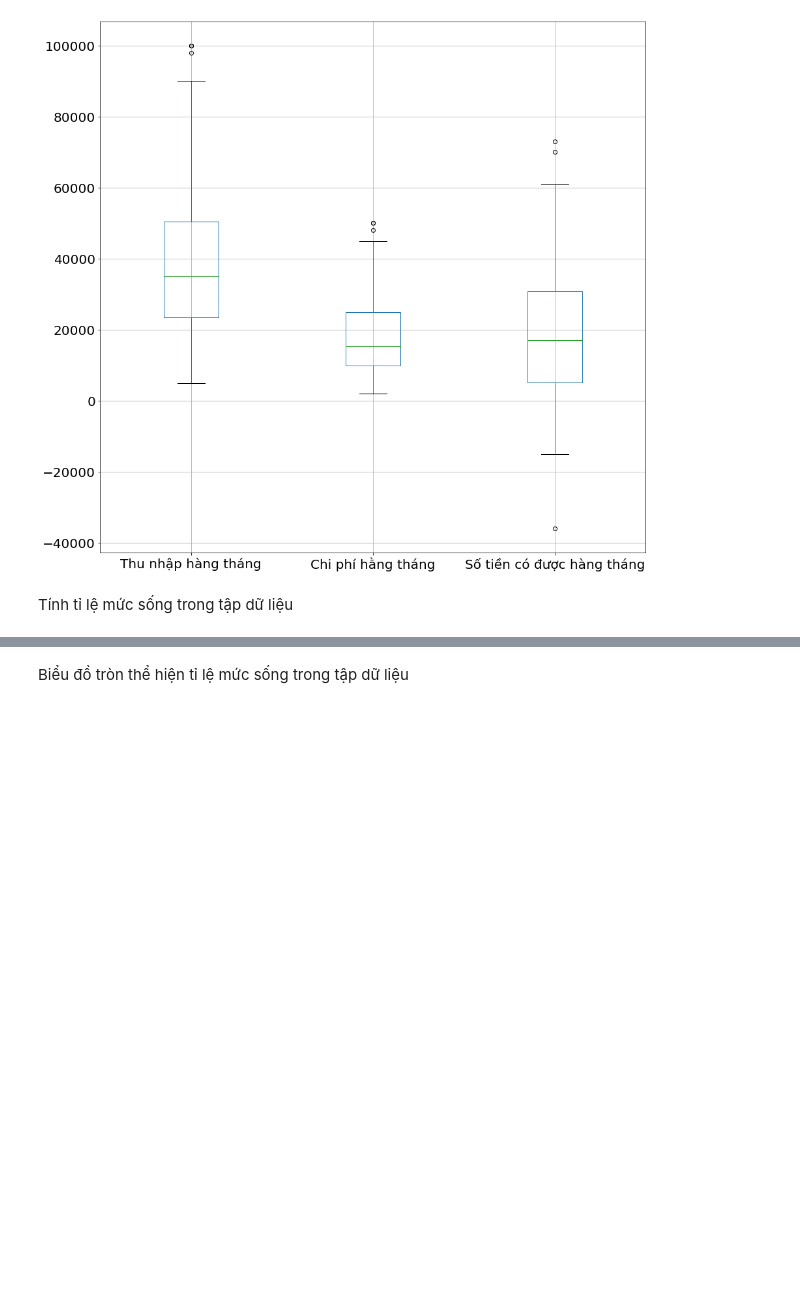
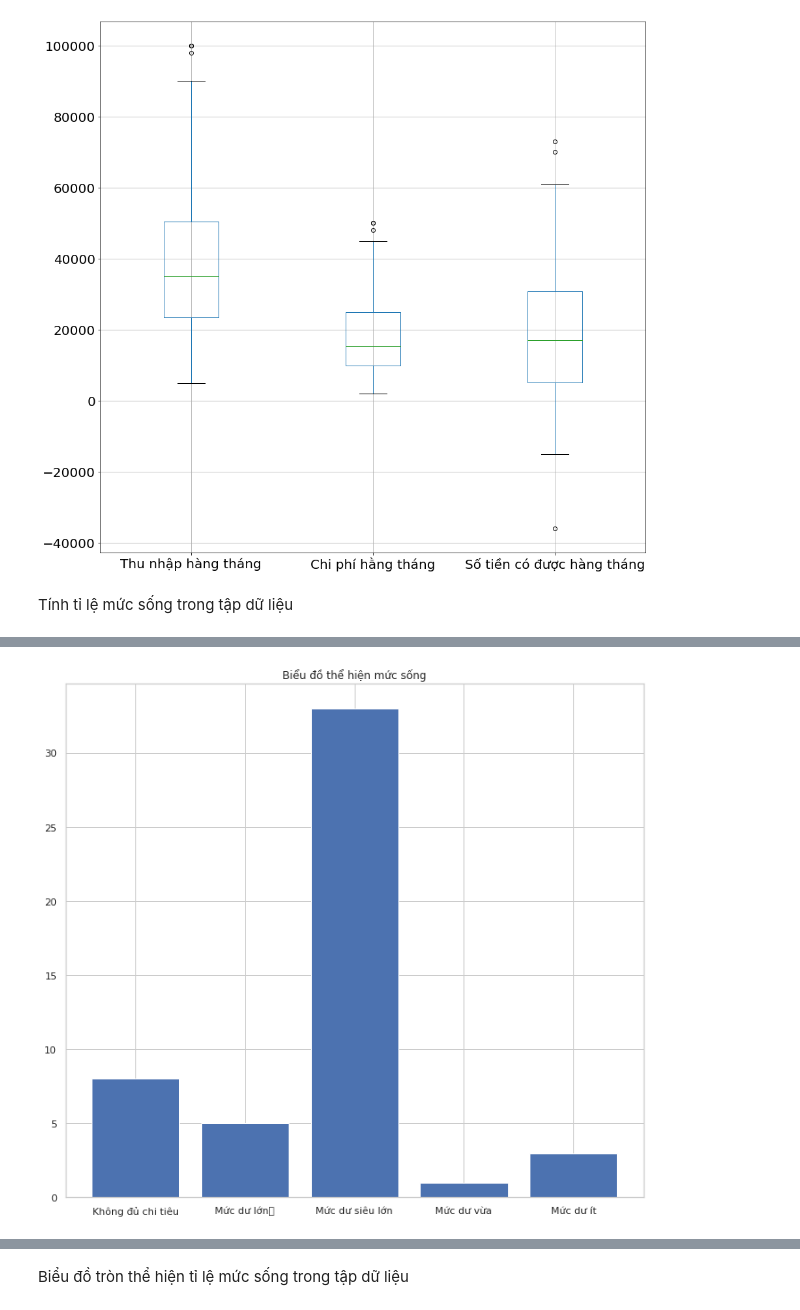
Before and after one commit to khoa2210/Do-an-, a Jupyter notebook: Thống_kê_mô_tả.ipynb, the cells around one changed output, grey strips where cells are left out. Cells and saved outputs as stored; diff of their text form; code cells hidden in the pictures; blank space fills up the shorter version.

```diff
--- a/Thống_kê_mô_tả.ipynb
+++ b/Thống_kê_mô_tả.ipynb
@@ -391,0 +391,10 @@ type_live
+# %%
+fig = plt.figure()
+ax = fig.add_axes([0,0,1.5,2])
+ax.set_title('Biểu đồ thể hiện mức sống')
+td = ['Không đủ chi tiêu',"Mức dư lớn",'Mức dư siêu lớn','Mức dư vừa','Mức dư ít']
+sl = [8,5,33,1,3]
+ax.bar(langs,sl)
+plt.show()
+# %% [output]
+[figure, added]
```
Also changed, not shown: parts of 3 cells of this notebook.
